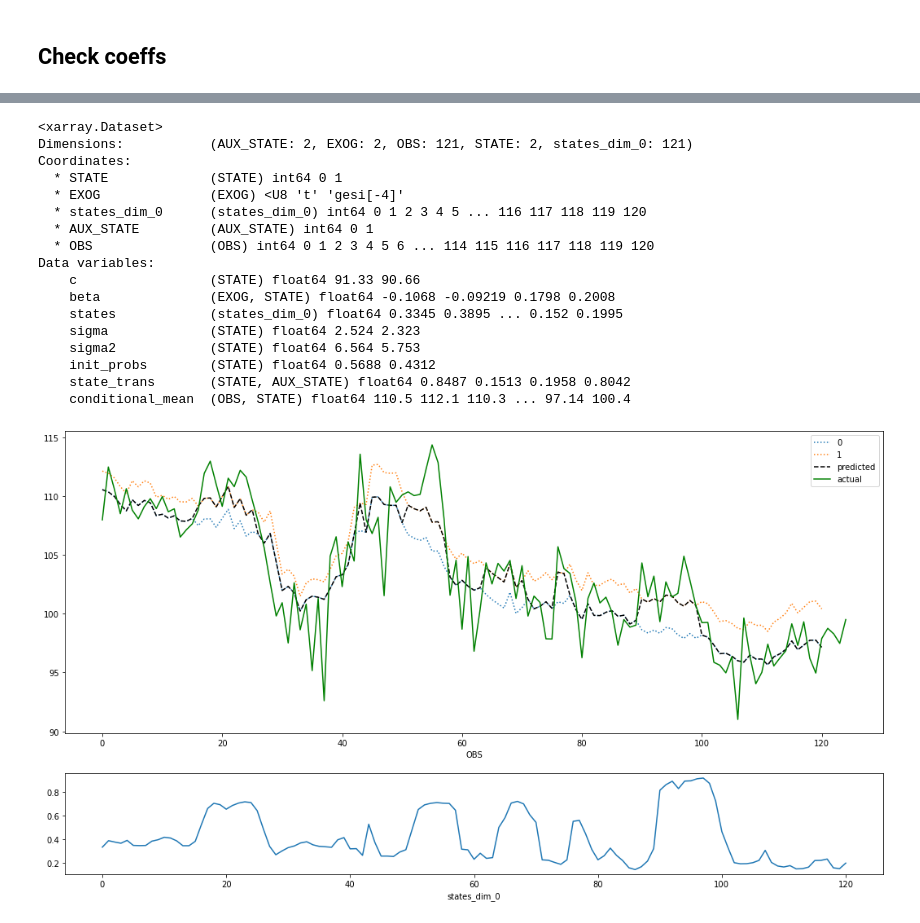
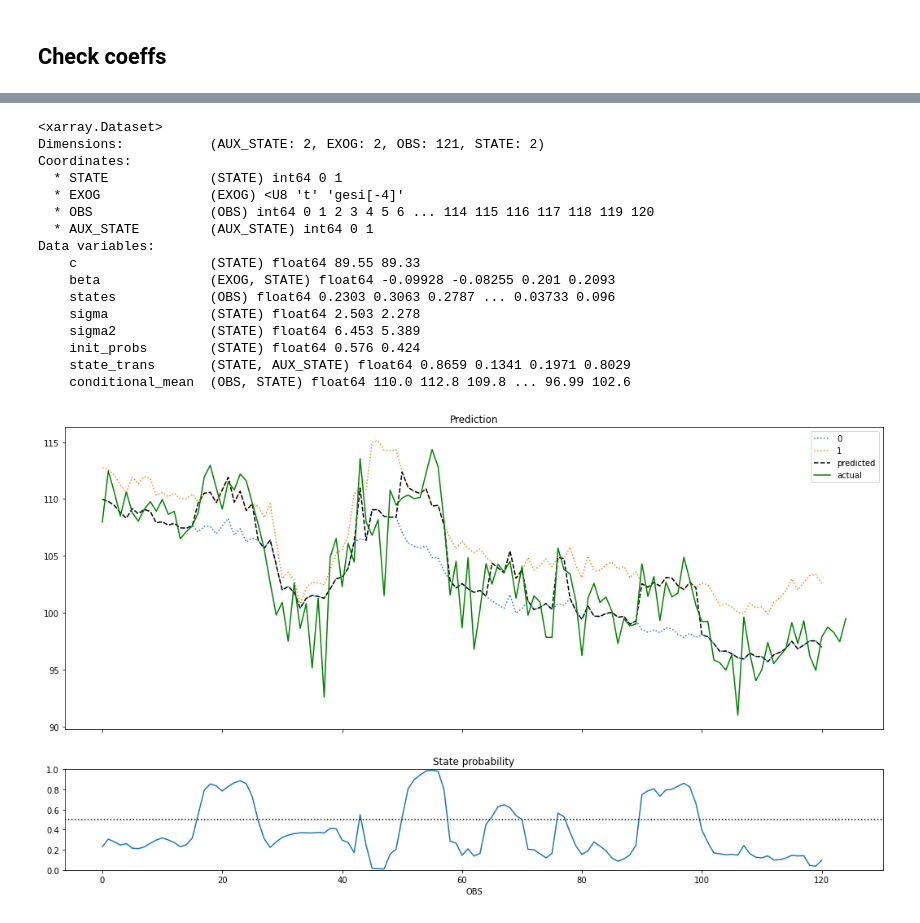
Before and after one commit to NowanIlfideme/masters_switching_models, a Jupyter notebook: notebooks/Recreating_MS_Models_With_PyMC3.ipynb, the cells around one changed output, grey strips where cells are left out. Saved outputs shown, nothing was run; the diff lists cells and outputs as text; code cells hidden in the pictures.

Commit message:
Re-ran with different seed and more traces. Besides some pathologies, it seems to be OK in predicting state probs.

```diff
--- a/notebooks/Recreating_MS_Models_With_PyMC3.ipynb
+++ b/notebooks/Recreating_MS_Models_With_PyMC3.ipynb
@@ -470,10 +470,10 @@ dims={
     # 'gesi[-4]': ["OBS"],  # old
 
     # Auxilliary
-    # 'states': ["OBS"],
+    'states': ["OBS"],
     "conditional_mean": ["OBS", "STATE"],
     # Helpers
-    # 'sm_states': ["OBS"],
+    'sm_states': ["OBS"],
 }
 
 pm.model_to_graphviz(m)
@@ -484,5 +484,5 @@ pm.model_to_graphviz(m)
 # %%
 with m:
     # prior = pm.sample_prior_predictive()
-    trace = pm.sample(draws=1000, tune=2000, chains=2, cores=2, random_seed=101)
+    trace = pm.sample(draws=1000, tune=2000, chains=3, cores=3, random_seed=102)
 # %% [output]
@@ -530,41 +532,44 @@ pm.traceplot(ifd);
 # %%
 post_mean = ifd.posterior.mean(dim=['chain','draw'])
 
 try:
     _state_mean = post_mean["states"].to_series()
 except KeyError:
     _state_mean = ifd.observed_data["states"].to_series()
 
 _cond_mean = post_mean["conditional_mean"].to_series().unstack("STATE")
 
 _real_mean = pd.Series(np.diag(_cond_mean.loc[:, (_state_mean >= 0.5).astype(int)]), _cond_mean.index)
 
-fig, ax = plt.subplots(2, 1, figsize=(18, 10), gridspec_kw={"height_ratios": [3, 1]})
+fig, ax = plt.subplots(2, 1, sharex=True, figsize=(18, 10), gridspec_kw={"height_ratios": [3, 1]})
 
 _cond_mean.plot(ax=ax[0], linestyle=':')
 _real_mean.plot(ax=ax[0], color='black', linestyle='--', label='predicted')
 endog.reset_index(drop=True).plot(ax=ax[0], color="green", label="actual")
 ax[0].legend()
+ax[0].set_title('Prediction')
 
 _state_mean.plot(ax=ax[1])
+ax[1].axhline(0.5, color='black', linestyle=':')
+ax[1].set_ylim([0, 1])
+ax[1].set_title('State probability')
 
 display(post_mean)
 # %% [output]
 <xarray.Dataset>
-Dimensions:           (AUX_STATE: 2, EXOG: 2, OBS: 121, STATE: 2, states_dim_0: 121)
+Dimensions:           (AUX_STATE: 2, EXOG: 2, OBS: 121, STATE: 2)
 Coordinates:
   * STATE             (STATE) int64 0 1
   * EXOG              (EXOG) <U8 't' 'gesi[-4]'
-  * states_dim_0      (states_dim_0) int64 0 1 2 3 4 5 ... 116 117 118 119 120
+  * OBS               (OBS) int64 0 1 2 3 4 5 6 ... 114 115 116 117 118 119 120
   * AUX_STATE         (AUX_STATE) int64 0 1
-  * OBS               (OBS) int64 0 1 2 3 4 5 6 ... 114 115 116 117 118 119 120
 Data variables:
-    c                 (STATE) float64 91.33 90.66
-    beta              (EXOG, STATE) float64 -0.1068 -0.09219 0.1798 0.2008
-    states            (states_dim_0) float64 0.3345 0.3895 ... 0.152 0.1995
-    sigma             (STATE) float64 2.524 2.323
-    sigma2            (STATE) float64 6.564 5.753
-    init_probs        (STATE) float64 0.5688 0.4312
-    state_trans       (STATE, AUX_STATE) float64 0.8487 0.1513 0.1958 0.8042
-    conditional_mean  (OBS, STATE) float64 110.5 112.1 110.3 ... 97.14 100.4
+    c                 (STATE) float64 89.55 89.33
+    beta              (EXOG, STATE) float64 -0.09928 -0.08255 0.201 0.2093
+    states            (OBS) float64 0.2303 0.3063 0.2787 ... 0.03733 0.096
+    sigma             (STATE) float64 2.503 2.278
+    sigma2            (STATE) float64 6.453 5.389
+    init_probs        (STATE) float64 0.576 0.424
+    state_trans       (STATE, AUX_STATE) float64 0.8659 0.1341 0.1971 0.8029
+    conditional_mean  (OBS, STATE) float64 110.0 112.8 109.8 ... 96.99 102.6
-[figure, old version]
+[figure, new version]
```
Also changed, not shown: parts of 3 cells of this notebook.
